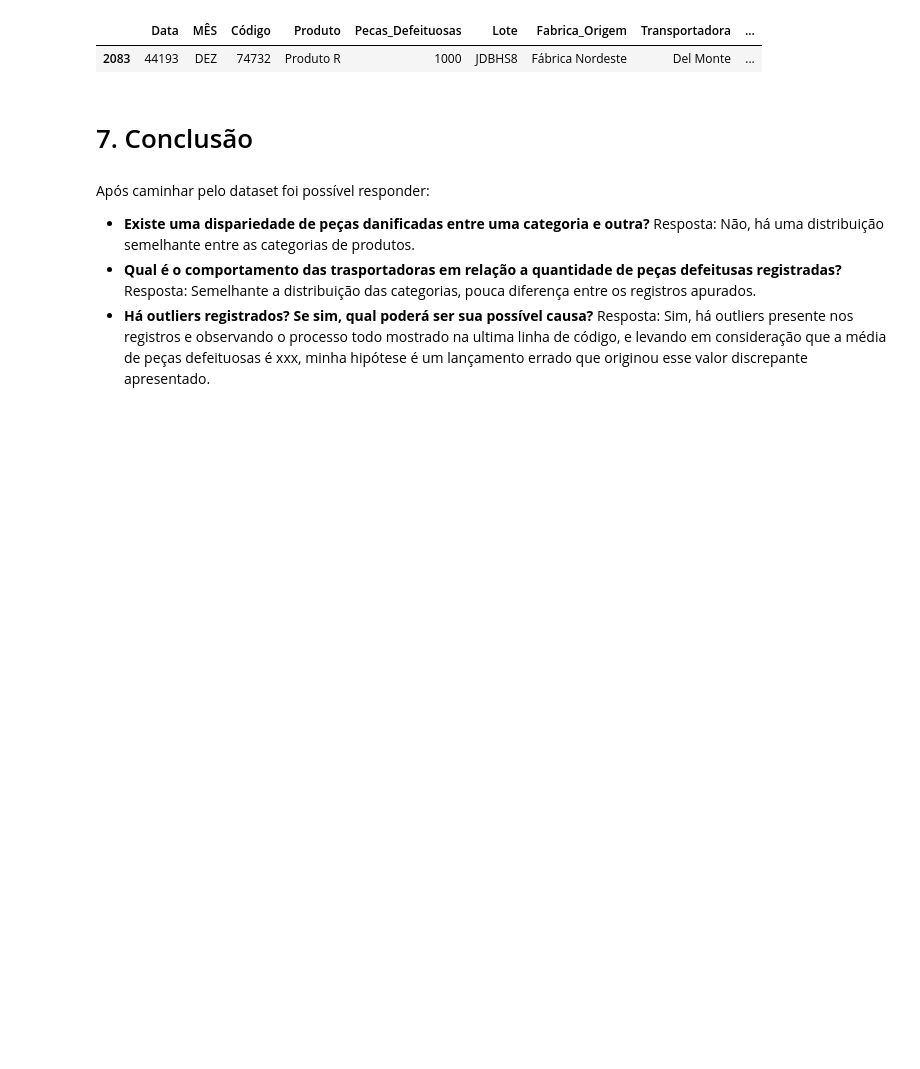
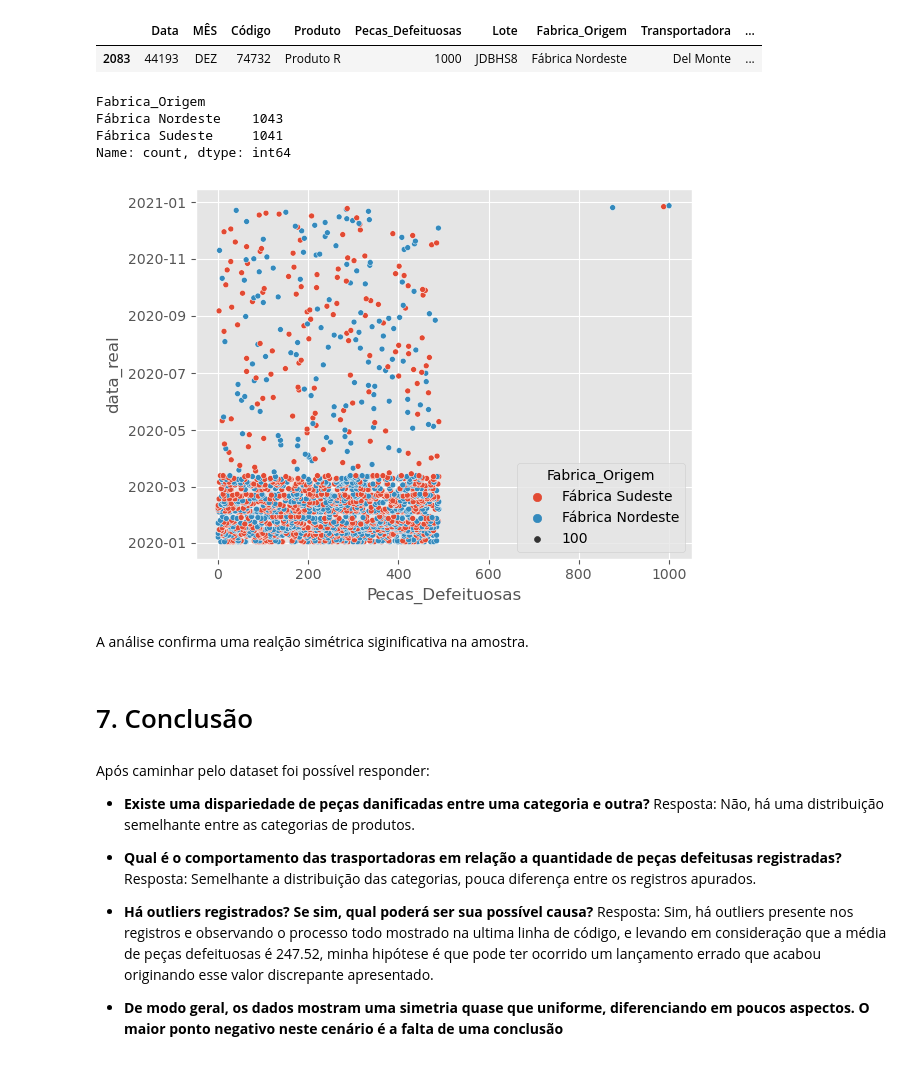
Before and after one commit to vgvleo/EDAs-An-lise-Explorat-ria-de-Dados-, a Jupyter notebook: EDA - CD Sol Nascente.ipynb, the cells around one changed output. Cells and saved outputs as stored; diff of their text form; code cells hidden in the pictures; blank space fills up the shorter version.

```diff
--- a/EDA - CD Sol Nascente.ipynb
+++ b/EDA - CD Sol Nascente.ipynb
@@ -193,6 +199,20 @@ cd[cd.Pecas_Defeituosas == cd.Pecas_Defeituosas.max()]
 # %% [output]
 |  | Data | MÊS | Código | Produto | Pecas_Defeituosas | Lote | Fabrica_Origem | Transportadora | ... |
 | 2083 | 44193 | DEZ | 74732 | Produto R | 1000 | JDBHS8 | Fábrica Nordeste | Del Monte | ... |
+# %%
+#Utilizando a visualização de scatterplot, vamos usar da análise bivariada para enxergar a distribuição de peças defeituosas
+#por unidade de fabricação
+
+_= sns.scatterplot(x='Pecas_Defeituosas', y='data_real',size =100,hue = 'Fabrica_Origem', data=cd)
+cd.Fabrica_Origem.value_counts()
+# %% [output]
+Fabrica_Origem
+Fábrica Nordeste    1043
+Fábrica Sudeste     1041
+Name: count, dtype: int64
+[figure, added]
+# %% [markdown]
+A análise confirma uma realção simétrica siginificativa na amostra.
 # %% [markdown]
 # 7. Conclusão
 # %% [markdown]
@@ -200,4 +220,6 @@ Após caminhar pelo dataset foi possível responder:
 
 - <b>Existe uma dispariedade de peças danificadas entre uma categoria e outra?</b> Resposta: Não, há uma distribuição semelhante entre as categorias de produtos.
 - <b>Qual é o comportamento das trasportadoras em relação a quantidade de peças defeitusas registradas?</b> Resposta: Semelhante a distribuição das categorias,  pouca diferença entre os registros apurados.
-- <b>Há outliers registrados? Se sim, qual poderá ser sua possível causa?</b> Resposta: Sim, há outliers presente nos registros e observando o processo todo mostrado na ultima linha de código, e levando em consideração que a média de peças defeituosas é xxx, minha hipótese é um lançamento errado que originou esse valor discrepante apresentado.
+- <b>Há outliers registrados? Se sim, qual poderá ser sua possível causa?</b> Resposta: Sim, há outliers presente nos registros e observando o processo todo mostrado na ultima linha de código, e levando em consideração que a média de peças defeituosas é 247.52, minha hipótese é que pode ter ocorrido um lançamento errado que acabou originando esse valor discrepante apresentado.
+
+- <b> De modo geral, os dados mostram uma simetria quase que uniforme, diferenciando em poucos aspectos. O maior ponto negativo neste cenário é a falta de uma conclusão
```
Also changed, not shown: parts of 2 cells of this notebook.
